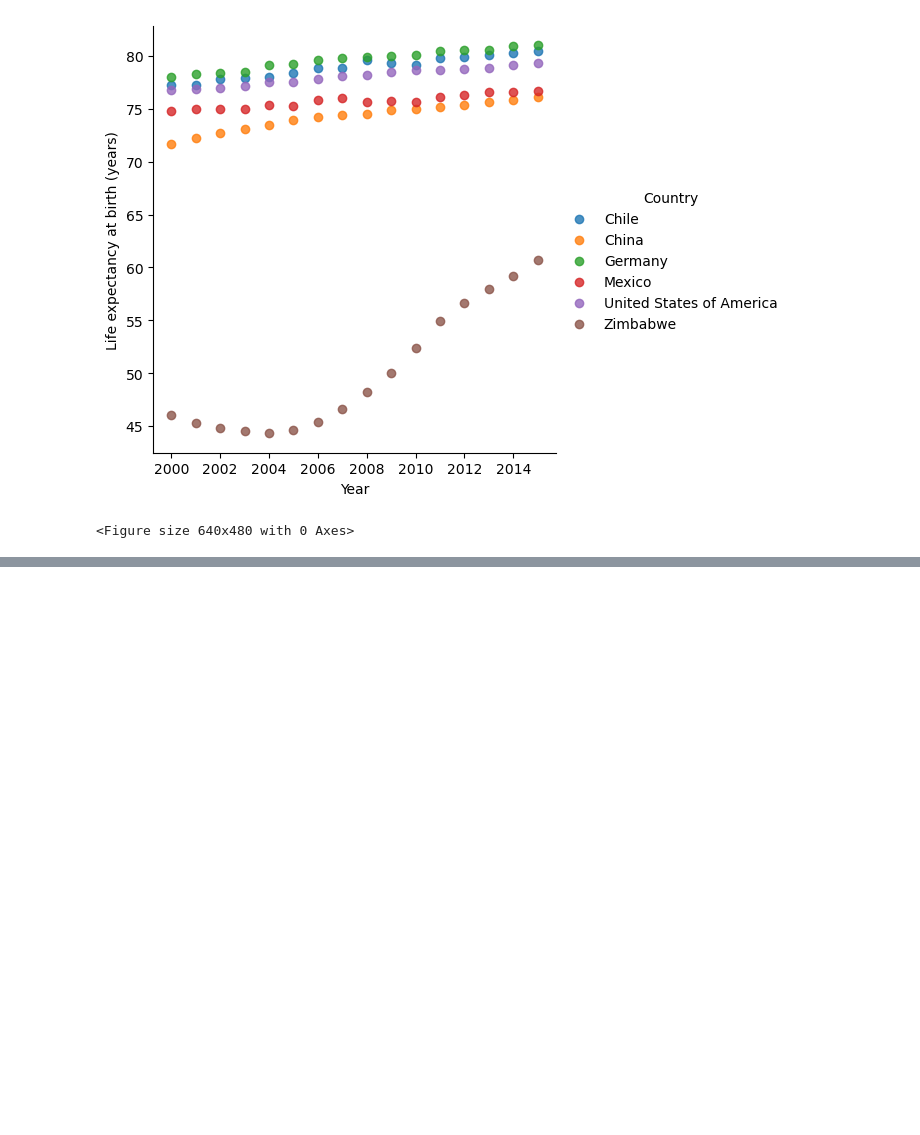
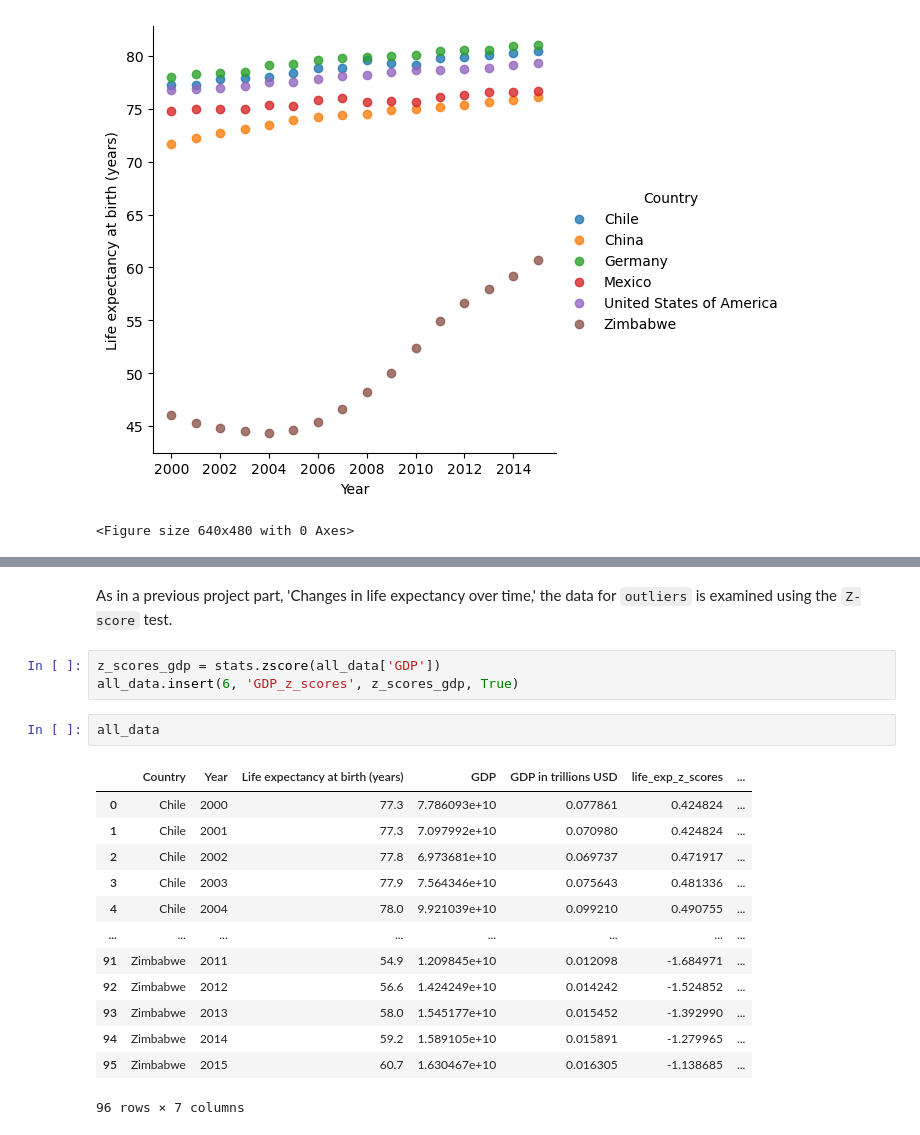
Before and after one commit to Annbpiu/Life_Expectancy_and_GDP_correlation, a Jupyter notebook: life_expectancy_gdp_research.ipynb, the cells around one changed output, grey strips where cells are left out. Drawn from its saved outputs; the diff is of its cells as text; blank space fills up the shorter version.

```diff
--- a/life_expectancy_gdp_research.ipynb
+++ b/life_expectancy_gdp_research.ipynb
@@ -40,0 +199,21 @@ plt.clf()
+# %% [markdown]
+As in a previous project part, 'Changes in life expectancy over time,' the data for `outliers` is examined using the `Z-score` test.
+# %%
+z_scores_gdp = stats.zscore(all_data['GDP'])
+all_data.insert(6, 'GDP_z_scores', z_scores_gdp, True)
+# %%
+all_data
+# %% [output]
+|  | Country | Year | Life expectancy at birth (years) | GDP | GDP in trillions USD | life_exp_z_scores | ... |
+| 0 | Chile | 2000 | 77.3 | 7.786093e+10 | 0.077861 | 0.424824 | ... |
+| 1 | Chile | 2001 | 77.3 | 7.097992e+10 | 0.070980 | 0.424824 | ... |
+| 2 | Chile | 2002 | 77.8 | 6.973681e+10 | 0.069737 | 0.471917 | ... |
+| 3 | Chile | 2003 | 77.9 | 7.564346e+10 | 0.075643 | 0.481336 | ... |
+| 4 | Chile | 2004 | 78.0 | 9.921039e+10 | 0.099210 | 0.490755 | ... |
+| ... | ... | ... | ... | ... | ... | ... | ... |
+| 91 | Zimbabwe | 2011 | 54.9 | 1.209845e+10 | 0.012098 | -1.684971 | ... |
+| 92 | Zimbabwe | 2012 | 56.6 | 1.424249e+10 | 0.014242 | -1.524852 | ... |
+| 93 | Zimbabwe | 2013 | 58.0 | 1.545177e+10 | 0.015452 | -1.392990 | ... |
+| 94 | Zimbabwe | 2014 | 59.2 | 1.589105e+10 | 0.015891 | -1.279965 | ... |
+| 95 | Zimbabwe | 2015 | 60.7 | 1.630467e+10 | 0.016305 | -1.138685 | ... |
+96 rows × 7 columns
```
Also changed, not shown: parts of 54 cells of this notebook.
